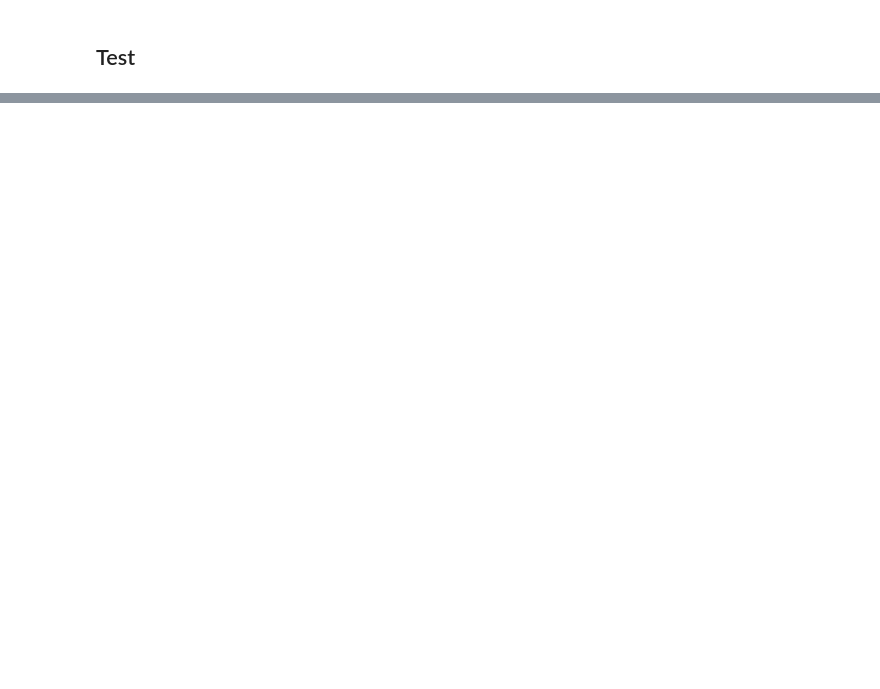
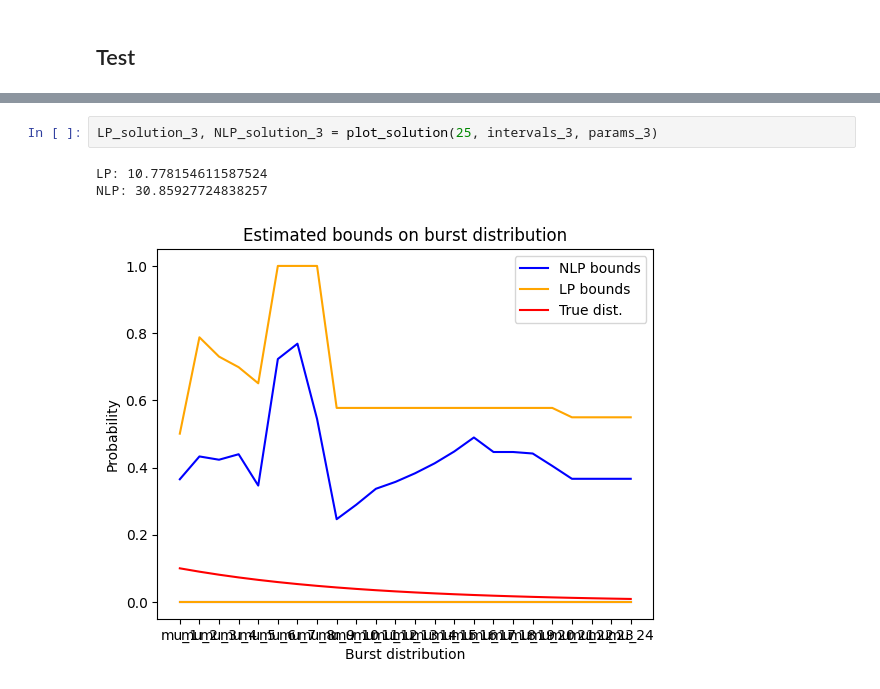
Before and after one commit to willjgh/M4R, a Jupyter notebook: bursty_gene_expression.ipynb, the cells around one changed output, grey strips where cells are left out. Cells and saved outputs as stored; diff of their text form; blank space fills up the shorter version.

```diff
--- a/bursty_gene_expression.ipynb
+++ b/bursty_gene_expression.ipynb
@@ -1487,0 +1466,6 @@ LP = 4.254061460494995
+# %%
+LP_solution_3, NLP_solution_3 = plot_solution(25, intervals_3, params_3)
+# %% [output]
+LP: 10.778154611587524
+NLP: 30.85927724838257
+[figure, added]
```
Also changed, not shown: parts of 21 cells of this notebook.
